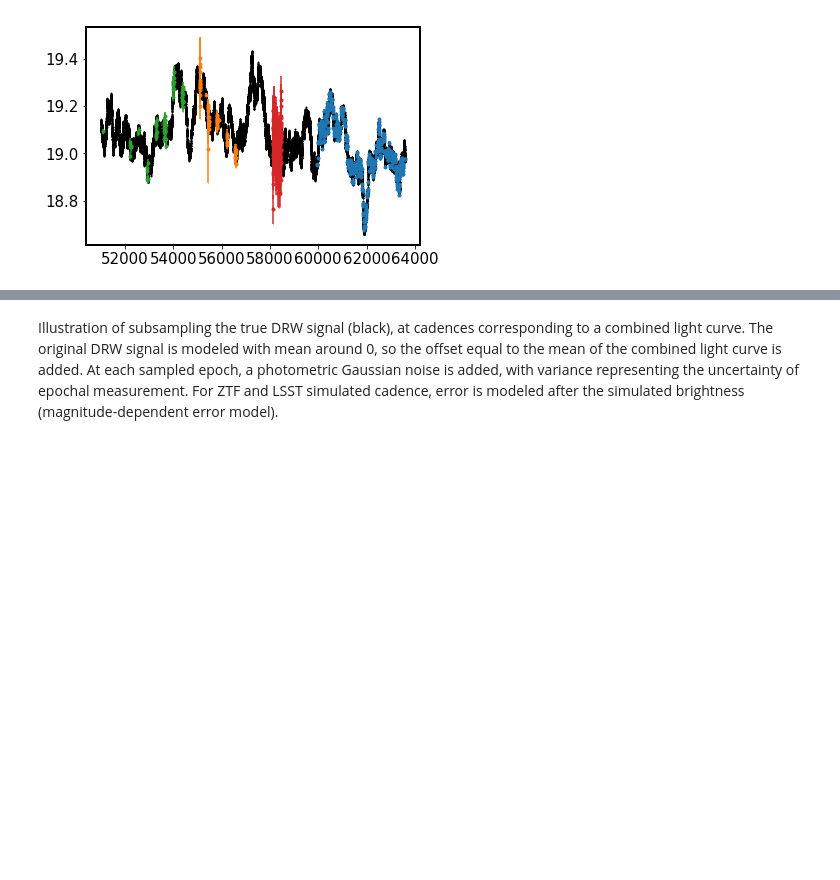
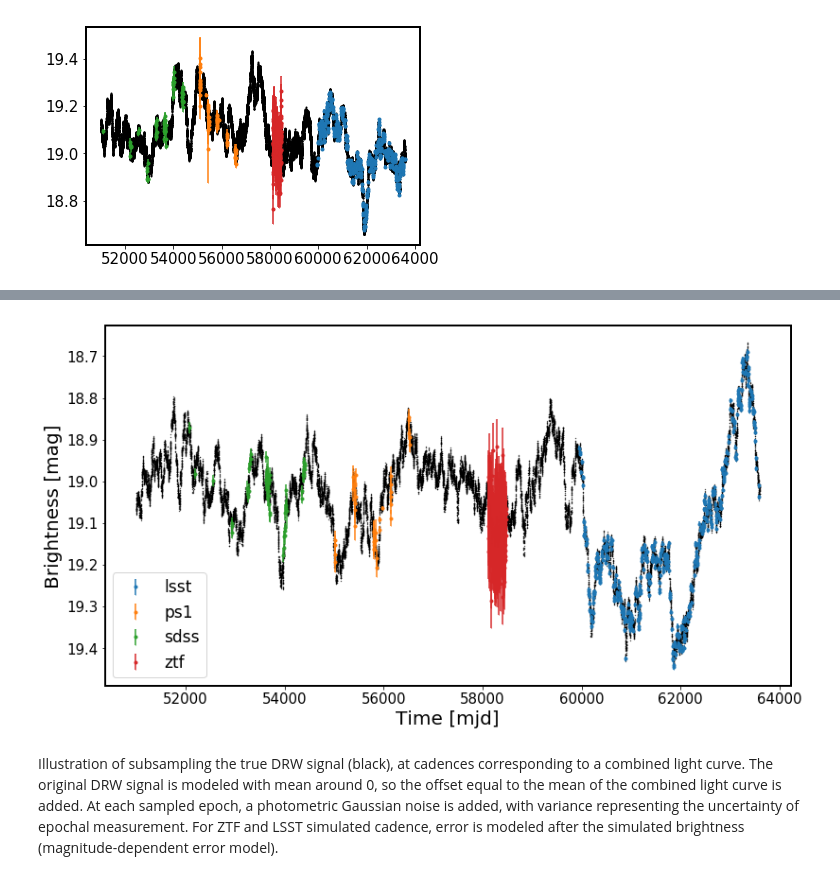
Before and after one commit to suberlak/PS1_SDSS_CRTS, a Jupyter notebook: code2/Subsample_master_LC.ipynb, the cells around one changed output, grey strips where cells are left out. Saved outputs shown, nothing was run; the diff lists cells and outputs as text; code cells hidden in the pictures; blank space fills up the shorter version.

```diff
--- a/code2/Subsample_master_LC.ipynb
+++ b/code2/Subsample_master_LC.ipynb
@@ -192,14 +153,0 @@ np.unique(lc_obs['originSurvey'])
-# %%
-fig,ax = plt.subplots(1,1,figsize=(13,7))
-ax.scatter(lc_sim['mjd'], lc_sim['mag_true']+np.mean(lc_obs['magobs']), s=0.1, c='k',
-           label='')
-for s in ['lsst', 'ps1',  'sdss', 'ztf']:
-    m = lc_obs['originSurvey'] == s
-    ax.errorbar(lc_obs['mjd'][m], lc_obs['magobs'][m],
-                 lc_obs['magerr'][m], fmt=".", capsize=0.2, label=s)
-ax.legend(loc='lower left', fontsize=17)
-ax.invert_yaxis()
-ax.set_ylabel('Brightness [mag]')
-ax.set_xlabel('Time [mjd]')
-plt.savefig('Simulated_DRW-'+str(i).zfill(4)+'_sampled-'+\
-           lcname[:-4]+'.png', bbox_inches='tight')
@@ -207,0 +156,75 @@ plt.savefig('Simulated_DRW-'+str(i).zfill(4)+'_sampled-'+\
+# %%
+%matplotlib inline
+# plot the true signal,  and the subsampling , to show what is being saved...
+t_sim  = np.loadtxt('../dp2/t_master.txt')
+realDir = '../data_products/Combined_LC/'
+realLcs =  os.listdir(realDir)
+
+i = 8
+# Load the i-th master light curve
+simDir = '../dp2/sim_master/'
+y_sim = np.loadtxt(simDir+str(i).zfill(4)+'.txt')
+
+# all simulated light curves were centered around 0...
+# the observed ones were subsampling at desired cadences,
+# and adding the mean magnitude of the combined real light curve ...
+# and then adding the Gaussian noise
+
+# so it's definitely underlying DRW,
+
+# I think the better approach in the future may well be
+# to simulate each DRW around the mean of the combined light curve,
+# and then subsample and add Gaussian noise.
+
+lc_sim = Table([y_sim, t_sim], names=['mag_true', 'mjd'])
+
+# load the i-the subsampled master light curve
+obsDir = '../dp2/sim_subsampled2/'
+lcname = realLcs[i]
+lc_obs = Table.read(obsDir+lcname, format='ascii',)
+
+
+# load the i-th real combined light curve
+lc_comb = Table.read(realDir+lcname, format='ascii')
+lc_comb.sort('mjd') # sort by mjd ....
+# keep only the first row if there are two rows that for
+# some reason have the same MJD ...
+lc_comb = unique(lc_comb, keys='mjd', keep='first')
+
+
+# plotting ...
+fig,ax = plt.subplots(1,1,figsize=(13,7))
+
+# plot the real underlying DRW signal ...
+#ax.scatter(lc_sim['mjd'], lc_sim['mag_true']+np.mean(lc_obs['magobs']), s=0.1, c='k',
+#           label='')
+
+
+# plot the observed signal
+for s in ['lsst', 'ps1','sdss','ztf',]:#['lsst', 'ps1',  'sdss', 'ztf',  'ptf']:
+    m = lc_obs['originSurvey'] == s
+    # plot the "observed" lc
+    ax.errorbar(lc_obs['mjd'][m], lc_obs['magobs'][m],
+                 lc_obs['magerr'][m], fmt=".", capsize=0.2, label=s)
+
+    # plot the underlying "true" signal ...
+    #ax.scatter(lc_obs['mjd'][m], lc_obs['magtrue'][m], s=1, c='k',
+    #      label='')
+
+# plot the master signal, before sampling ...
+# adding the mean of the combined light  curve,
+# just like they were made (above )
+
+ax.scatter(lc_sim['mjd'], lc_sim['mag_true']+np.mean(lc_comb['mag']), s=0.1, c='k',
+         label='')
+#ax.scatter(lc_sim['mjd'], lc_sim['mag_true']+np.mean(lc_obs['magobs']), s=0.1, c='k',
+#           label='')
+
+ax.legend(loc='lower left', fontsize=17)
+ax.invert_yaxis()
+ax.set_ylabel('Brightness [mag]')
+ax.set_xlabel('Time [mjd]')
+#ax.set_xlim(53600,53800)
+#plt.savefig('Simulated_DRW-'+str(i).zfill(4)+'_sampled-'+\
+#           lcname[:-4]+'.png', bbox_inches='tight')
+# %% [output]
@@ -208,2 +232,3 @@ plt.savefig('Simulated_DRW-'+str(i).zfill(4)+'_sampled-'+\
+[figure, added]
 # %% [markdown]
 Illustration of subsampling the true DRW signal (black), at cadences corresponding to a combined light curve. The original DRW signal is modeled with mean around 0, so the offset equal to the mean of the combined light curve is added.  At each sampled epoch, a photometric Gaussian noise is added, with variance representing the uncertainty of epochal measurement. For ZTF and LSST simulated cadence, error is modeled after the simulated brightness (magnitude-dependent error model).
```
Also changed, not shown: parts of 15 cells of this notebook.
